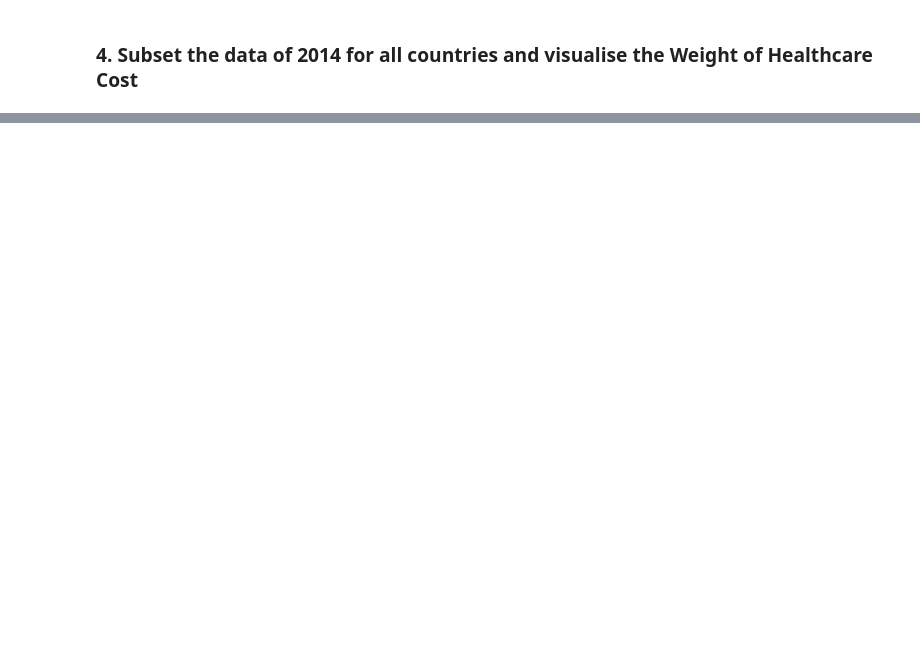
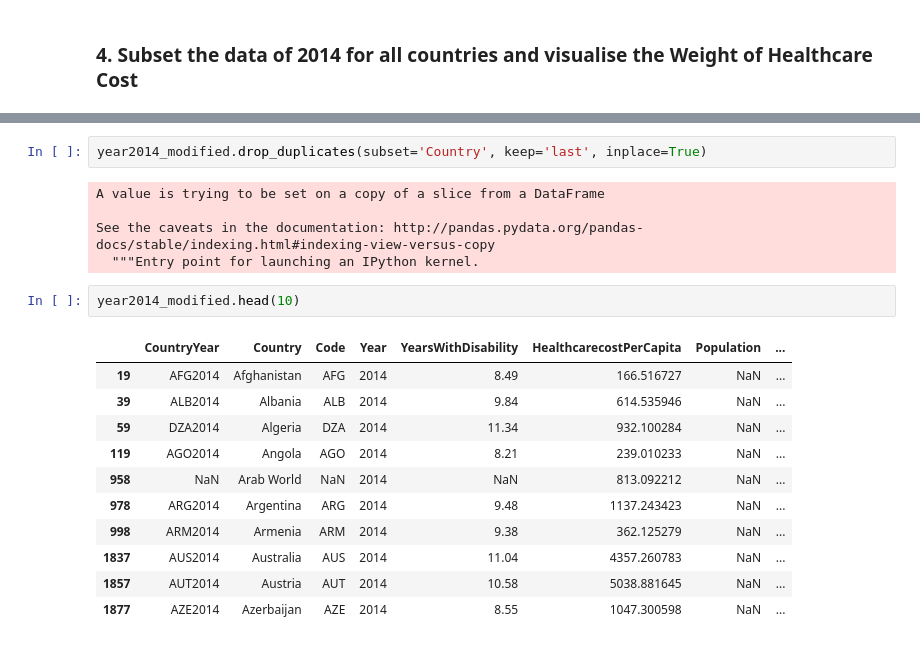
Before and after one commit to NamiF/The-cost-of-healcare-related-to-longevity, a Jupyter notebook: Healthcare_cost_of_longevity.ipynb, the cells around one changed output, grey strips where cells are left out. Cells and saved outputs as stored; diff of their text form; blank space fills up the shorter version.

```diff
--- a/Healthcare_cost_of_longevity.ipynb
+++ b/Healthcare_cost_of_longevity.ipynb
@@ -165,0 +194,21 @@ year2014.head(5)
+# %%
+year2014_modified.drop_duplicates(subset='Country', keep='last', inplace=True)
+# %% [output]
+A value is trying to be set on a copy of a slice from a DataFrame
+
+See the caveats in the documentation: http://pandas.pydata.org/pandas-docs/stable/indexing.html#indexing-view-versus-copy
+  """Entry point for launching an IPython kernel.
+# %%
+year2014_modified.head(10)
+# %% [output]
+|  | CountryYear | Country | Code | Year | YearsWithDisability | HealthcarecostPerCapita | Population | ... |
+| 19 | AFG2014 | Afghanistan | AFG | 2014 | 8.49 | 166.516727 | NaN | ... |
+| 39 | ALB2014 | Albania | ALB | 2014 | 9.84 | 614.535946 | NaN | ... |
+| 59 | DZA2014 | Algeria | DZA | 2014 | 11.34 | 932.100284 | NaN | ... |
+| 119 | AGO2014 | Angola | AGO | 2014 | 8.21 | 239.010233 | NaN | ... |
+| 958 | NaN | Arab World | NaN | 2014 | NaN | 813.092212 | NaN | ... |
+| 978 | ARG2014 | Argentina | ARG | 2014 | 9.48 | 1137.243423 | NaN | ... |
+| 998 | ARM2014 | Armenia | ARM | 2014 | 9.38 | 362.125279 | NaN | ... |
+| 1837 | AUS2014 | Australia | AUS | 2014 | 11.04 | 4357.260783 | NaN | ... |
+| 1857 | AUT2014 | Austria | AUT | 2014 | 10.58 | 5038.881645 | NaN | ... |
+| 1877 | AZE2014 | Azerbaijan | AZE | 2014 | 8.55 | 1047.300598 | NaN | ... |
```
Also changed, not shown: parts of 5 cells of this notebook.
